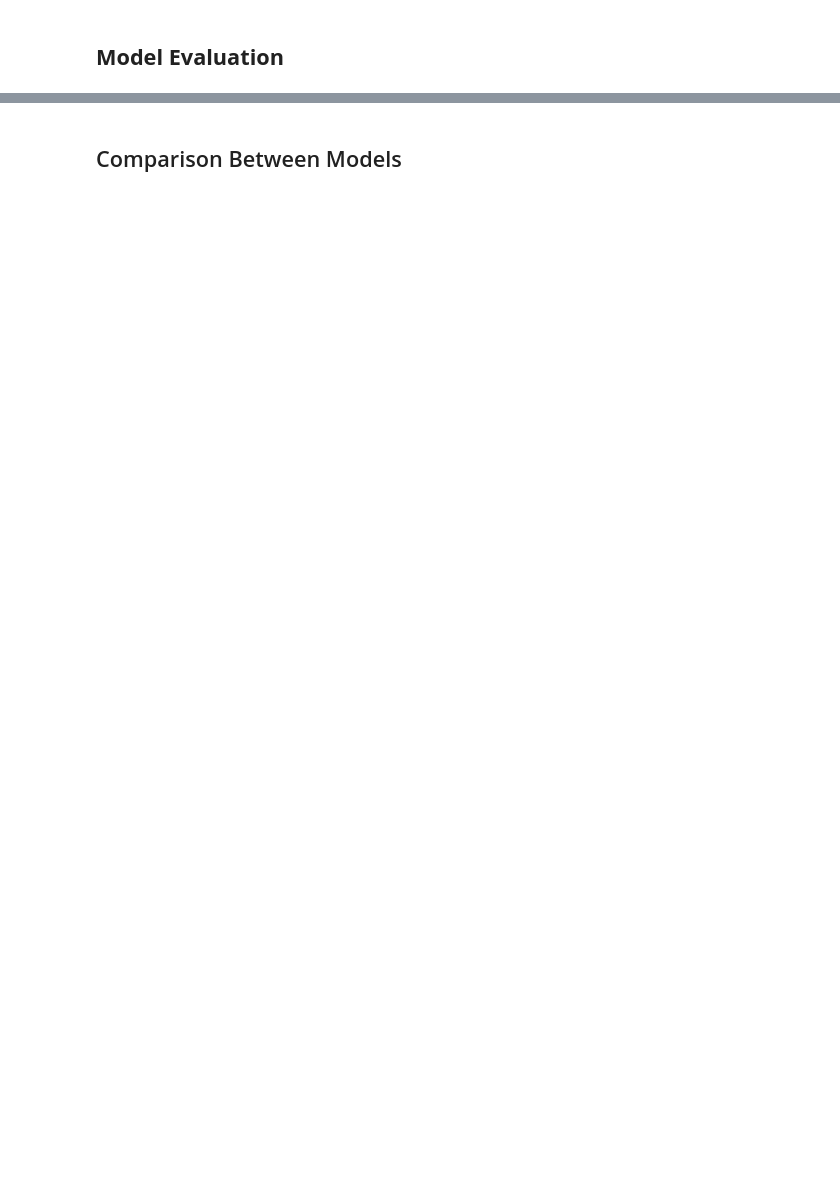
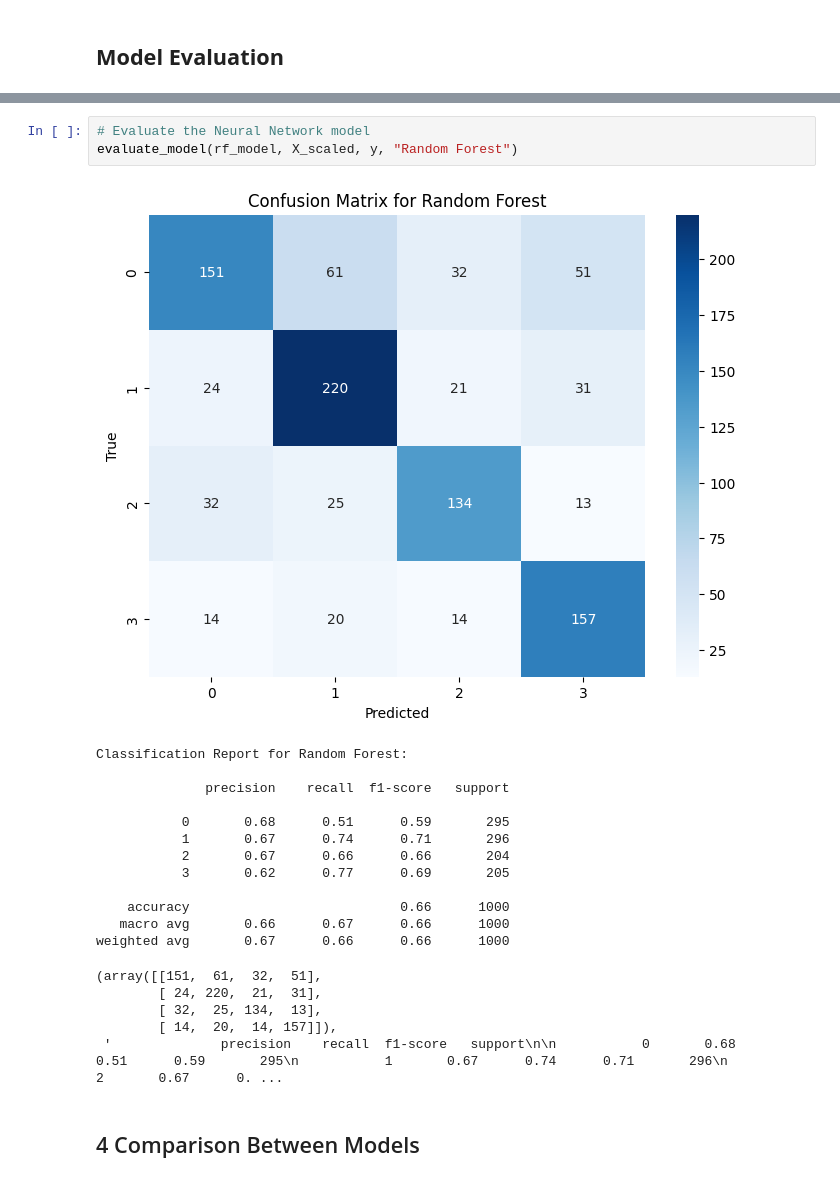
Before and after one commit to AbdelheqMokhtari/Machine_learning_Classification, a Jupyter notebook: Notebooks/Result_Visualisation.ipynb, the cells around one changed output, grey strips where cells are left out. Cells and saved outputs as stored; diff of their text form; blank space fills up the shorter version.

```diff
--- a/Notebooks/Result_Visualisation.ipynb
+++ b/Notebooks/Result_Visualisation.ipynb
@@ -139,3 +207,25 @@ NameError: name 'nn_model' is not defined
+# %%
+# Evaluate the Neural Network model
+evaluate_model(rf_model, X_scaled, y, "Random Forest")
+# %% [output]
+[figure, added]
+Classification Report for Random Forest:
+
+              precision    recall  f1-score   support
+
+           0       0.68      0.51      0.59       295
+           1       0.67      0.74      0.71       296
+           2       0.67      0.66      0.66       204
+           3       0.62      0.77      0.69       205
+
+    accuracy                           0.66      1000
+   macro avg       0.66      0.67      0.66      1000
+weighted avg       0.67      0.66      0.66      1000
+(array([[151,  61,  32,  51],
+        [ 24, 220,  21,  31],
+        [ 32,  25, 134,  13],
+        [ 14,  20,  14, 157]]),
+ '              precision    recall  f1-score   support\n\n           0       0.68      0.51      0.59       295\n           1       0.67      0.74      0.71       296\n           2       0.67      0. ...
 # %% [markdown]
-## Comparison Between Models
+## 4 Comparison Between Models
 # %% [markdown]
```
Also changed, not shown: parts of 19 cells of this notebook.
